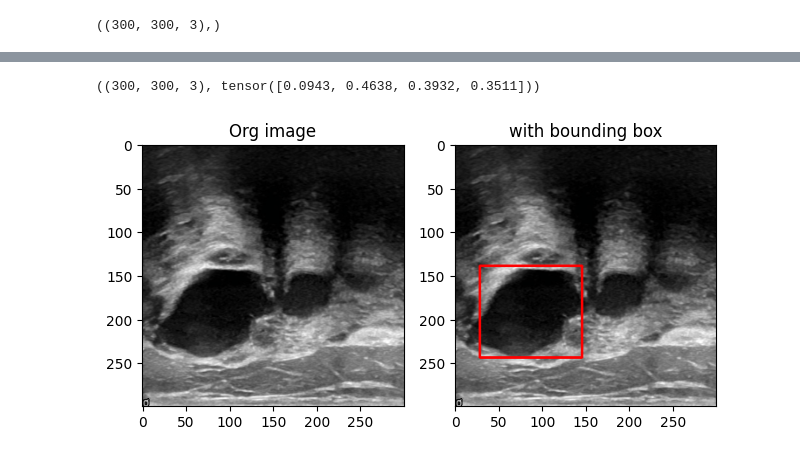
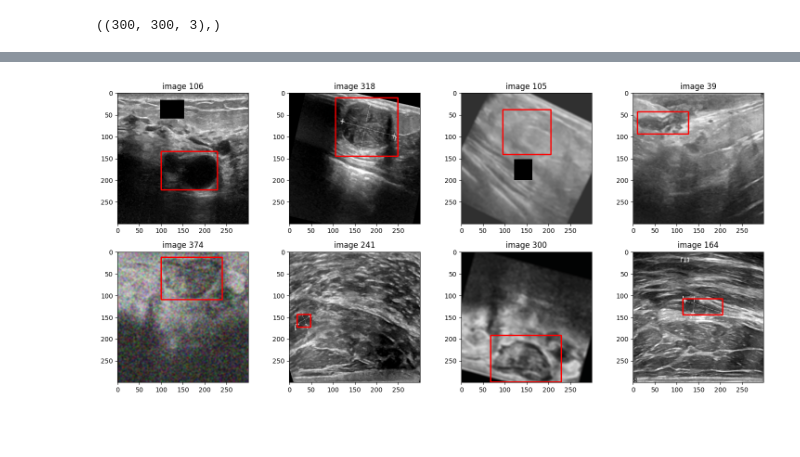
Before and after one commit to nawroz-m/ML_learning, a Jupyter notebook: BUSI.ipynb, the cells around one changed output, grey strips where cells are left out. Drawn from its saved outputs; the diff is of its cells as text; code cells hidden in the pictures; blank space fills up the shorter version.

```diff
--- a/BUSI.ipynb
+++ b/BUSI.ipynb
@@ -257,7 +257,7 @@ def get_bbox_and_cnt(mask):
   return contours, [x, y, w, h]
 # %%
 class Dataset(torch.utils.data.Dataset):
-  def __init__(self, img_list, mask_list, img_dir, mask_dir, transform = None, image_size = None):
+  def __init__(self, img_list, mask_list, img_dir, mask_dir, transform = None, image_size = 224):
     self.img_list = img_list
     self.mask_list = mask_list
     self.img_dir = img_dir
@@ -335,7 +358,7 @@ class CachedDataset(torch.utils.data.Dataset):
         image, bbox = torch.load(path, weights_only=False)
         return image, bbox
 # %%
-cached_dataset = CachedDataset("data")
+cached_dataset = CachedDataset("data2")
 len(cached_dataset)
 # %% [output]
 437
@@ -355,36 +378,37 @@ img.shape,
 # %% [output]
 ((300, 300, 3),)
 # %%
-img, box = ben_test_loader.dataset.dataset.__getitem__(np.random.randint(len(ben_test_dataset.dataset)))
+# plot some augmented images
+plt.figure(figsize=(15, 7))
+for i in range(8):
+  idx = np.random.randint(len(ben_test_dataset.dataset))
+  img, box = ben_test_loader.dataset.dataset.__getitem__(idx)
 
-img = img.permute(1,2,0).cpu().numpy()
-h_img, w_img, _ = img.shape
+  img = img.permute(1,2,0).cpu().numpy()
+  h_img, w_img, _ = img.shape
 
-x, y, w, h = box
+  x, y, w, h = box
 
-# 1. convert to pixel space
-x = x.item() * w_img
-y = y.item() * h_img
-w = w.item() * w_img
-h = h.item() * h_img
+  # 1. convert to pixel space
+  x = x.item() * w_img
+  y = y.item() * h_img
+  w = w.item() * w_img
+  h = h.item() * h_img
 
-# 2. fix negatives
-x = max(0, int(x))
-y = max(0, int(y))
-w = max(1, int(w))
-h = max(1, int(h))
+  # 2. fix negatives
+  x = max(0, int(x))
+  y = max(0, int(y))
+  w = max(1, int(w))
+  h = max(1, int(h))
 
-_, ax = plt.subplots(1,2)
-denorm_img = denormalize(img)
-ax[0].imshow(denorm_img)
-ax[0].set_title("Org image")
-bound_img = cv2.rectangle(denorm_img.copy(),
-                          (x, y),
-                          (x+w, y+h),
-                          (255, 0, 0),
-                          2)
-ax[1].imshow(bound_img)
-ax[1].set_title("with bounding box")
+  plt.subplot(2, 4, i+1)
+  denorm_img = denormalize(img)
+  bound_img = cv2.rectangle(denorm_img.copy(),
+                            (x, y),
+                            (x+w, y+h),
+                            (255, 0, 0),
+                            2)
+  plt.imshow(bound_img)
+  plt.title(f"image {idx}")
 plt.tight_layout()
-img.shape, box
 # %% [output]
@@ -393,5 +423,4 @@ WARNING:matplotlib.image:Clipping input data to the valid range for imshow with
-((300, 300, 3), tensor([0.0943, 0.4638, 0.3932, 0.3511]))
-[figure, old version]
+[figure, new version]
 # %%
 # Builing the network
 class Cnn_network(nn.Module):
```
Also changed, not shown: parts of 17 cells of this notebook.
